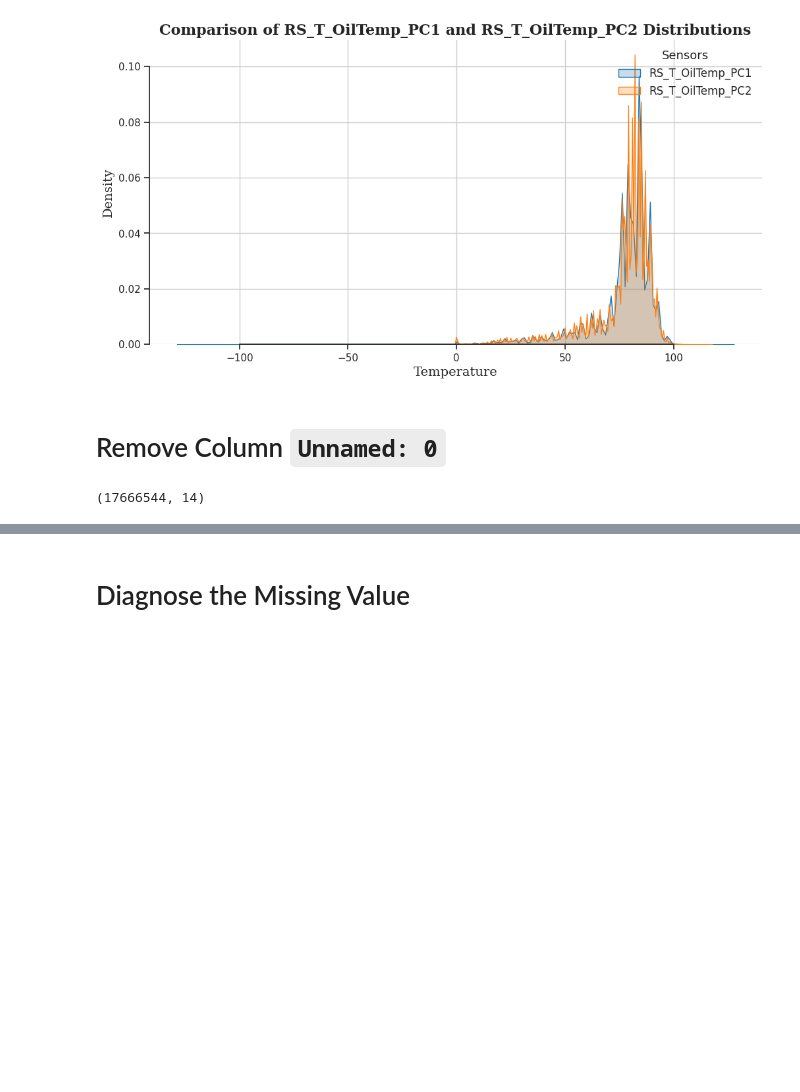
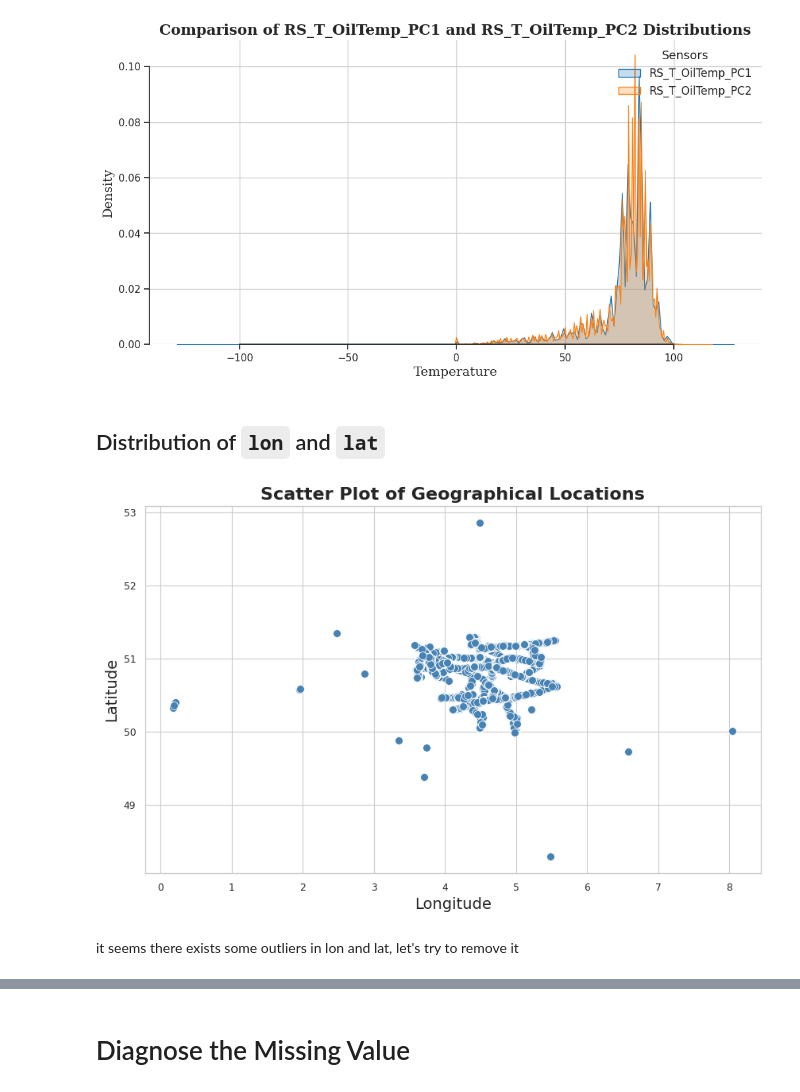
Before and after one commit to yutao-data/Data_Mining_SNCB, a Jupyter notebook: notebooks/sncb-eda-data-clean.ipynb, the cells around one changed output, grey strips where cells are left out. Cells and saved outputs as stored; diff of their text form; code cells hidden in the pictures; blank space fills up the shorter version.

```diff
--- a/notebooks/sncb-eda-data-clean.ipynb
+++ b/notebooks/sncb-eda-data-clean.ipynb
@@ -457,10 +460,25 @@ plt.legend(title='Sensors', title_fontsize='13', fontsize='12', frameon=False)
 plt.show()
 # %% [output]
 [figure]
-# %% [markdown]
-# Remove Column `Unnamed: 0`
-# %%
-data.drop(['Unnamed: 0'], axis=1, inplace = True)
-data.shape
-# %% [output]
-(17666544, 14)
+# %% [markdown]
+## Distribution of `lon` and `lat`
+# %%
+# Set the style of the visualization
+sns.set_style("whitegrid")
+sns.set_context("paper")
+
+# Create a scatter plot
+plt.figure(figsize=(10, 6))
+sns.scatterplot(x='lon', y='lat', data=data, color='steelblue', s=50)  # s is the size of the markers
+
+# Set title and labels with academic formatting
+plt.title('Scatter Plot of Geographical Locations', fontsize=16, weight='bold')
+plt.xlabel('Longitude', fontsize=14)
+plt.ylabel('Latitude', fontsize=14)
+
+# Show the plot
+plt.show()
+# %% [output]
+[figure, added]
+# %% [markdown]
+it seems there exists some outliers in lon and lat, let's try to remove it
```
Also changed, not shown: parts of 57 cells of this notebook.
